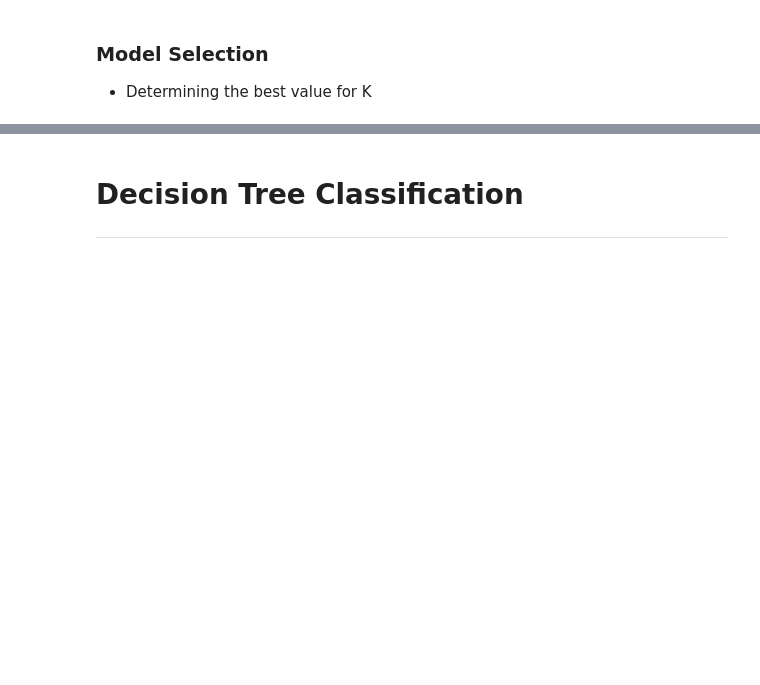
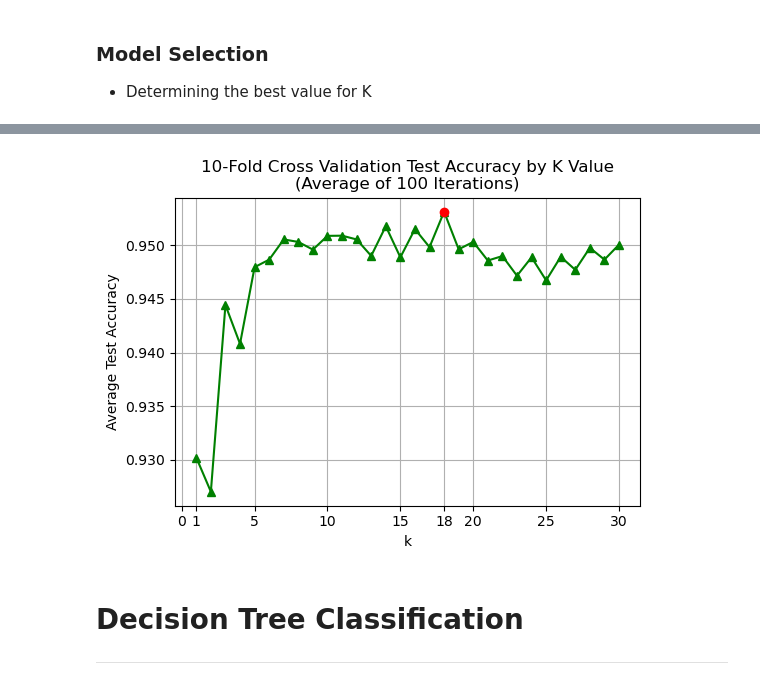
Before and after one commit to Syed-A-Naqvi/machine_learning, a Jupyter notebook: python_machine_learning/classification/improve_dating_site_matches/improve_dating_matches.ipynb, the cells around one changed output, grey strips where cells are left out. Saved outputs shown, nothing was run; the diff lists cells and outputs as text; code cells hidden in the pictures; blank space fills up the shorter version.

```diff
--- a/python_machine_learning/classification/improve_dating_site_matches/improve_dating_matches.ipynb
+++ b/python_machine_learning/classification/improve_dating_site_matches/improve_dating_matches.ipynb
@@ -239,3 +189,17 @@ dtype: float64
+# %%
+xticks = np.concat([np.array([1]), np.arange(0, 16, 5),
+                    np.array([18]), np.arange(20,31,5)])
+plt.figure(figsize=(6,4))
+plt.plot(np.arange(1,31), testAcc, 'g^-')
+plt.scatter(18, testAcc[17], color='red', marker='o', zorder=5)
+plt.xlabel('k')
+plt.xticks(xticks)
+plt.grid()
+plt.ylabel('Average Test Accuracy')
+plt.title('10-Fold Cross Validation Test Accuracy by K Value\n(Average of 100 Iterations)')
+plt.show()
+# %% [output]
+[figure, added]
 # %% [markdown]
 # Decision Tree Classification
 ---
```
Also changed, not shown: parts of 14 cells of this notebook, 17 other files.
